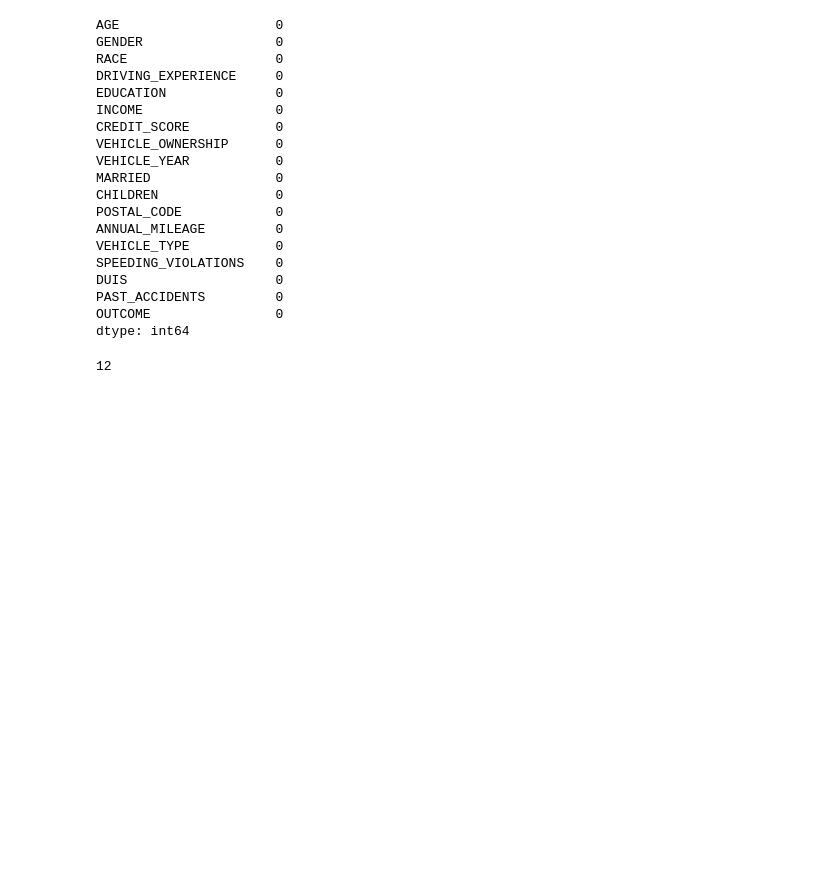
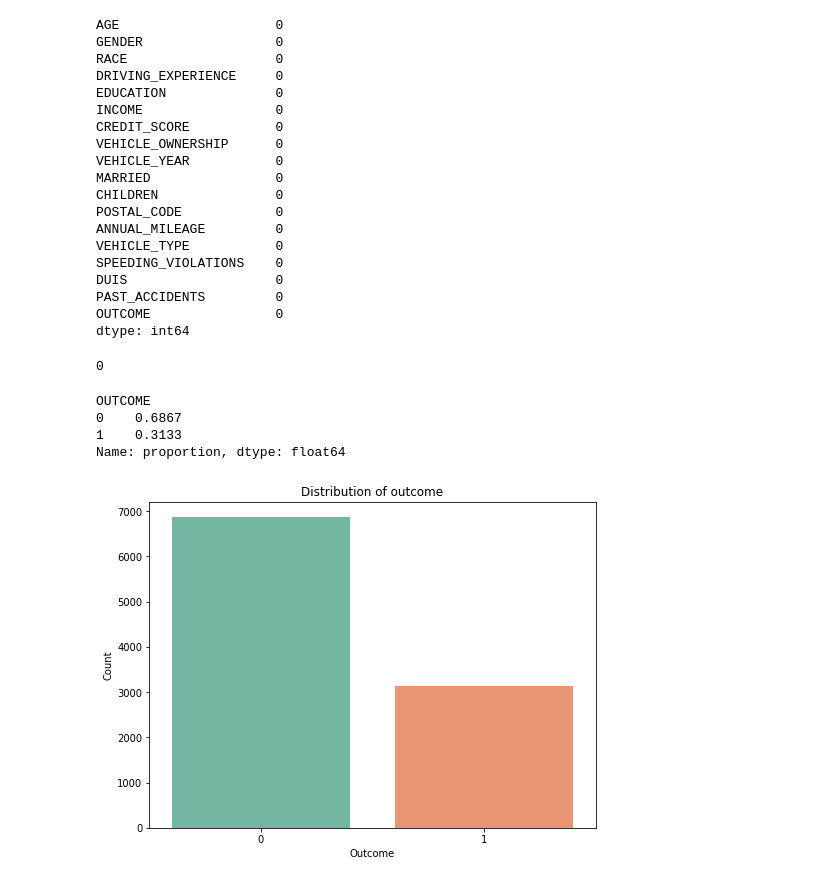
Before and after one commit to Arefe-Masnouie/data-mining, a Jupyter notebook: final_project/car_insurance.ipynb, the cells around one changed output. Drawn from its saved outputs; the diff is of its cells as text; code cells hidden in the pictures; blank space fills up the shorter version.

Commit message:
plotting

```diff
--- a/final_project/car_insurance.ipynb
+++ b/final_project/car_insurance.ipynb
@@ -99,6 +99,32 @@ OUTCOME                0
 dtype: int64
 # %%
 #checking for duplicates
-df.duplicated().sum()
+df = df.drop_duplicates()
-# %% [output]
-12
+# %%
+df.duplicated().sum()
+# %% [output]
+0
+# %%
+mapping={
+    "16-25":1,
+    "26-39":2,
+    "40-64":3,
+    "65+":4
+}
+df["AGE"] = df["AGE"].replace(inplace=True)
+# %%
+outcome_distribution = df['OUTCOME'].value_counts(normalize=True)
+print(outcome_distribution)
+
+plt.figure(figsize=(8, 6))
+sns.countplot(x='OUTCOME', data=df, palette='Set2')
+plt.title('Distribution of outcome')
+plt.xlabel('Outcome')
+plt.ylabel('Count')
+plt.show()
+# %% [output]
+OUTCOME
+0    0.6867
+1    0.3133
+Name: proportion, dtype: float64
+[figure, added]
```
Also changed, not shown: parts of 3 cells of this notebook.
